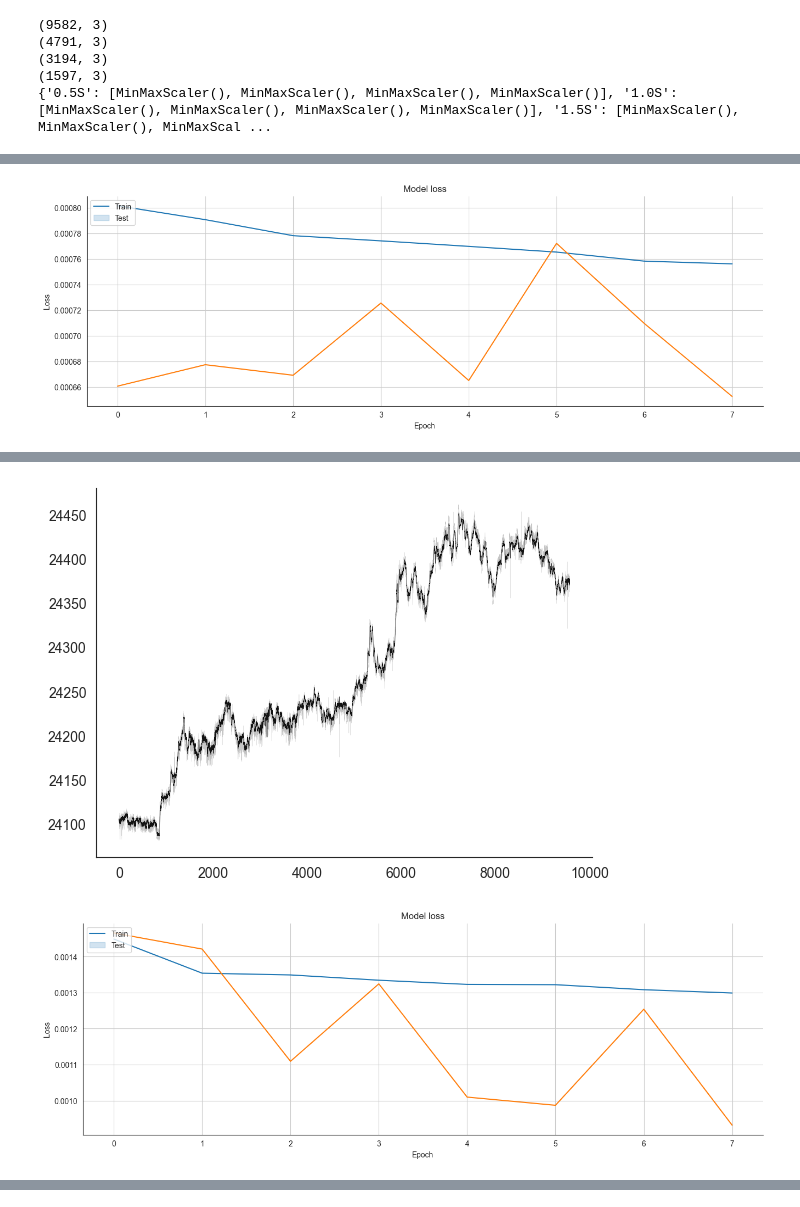
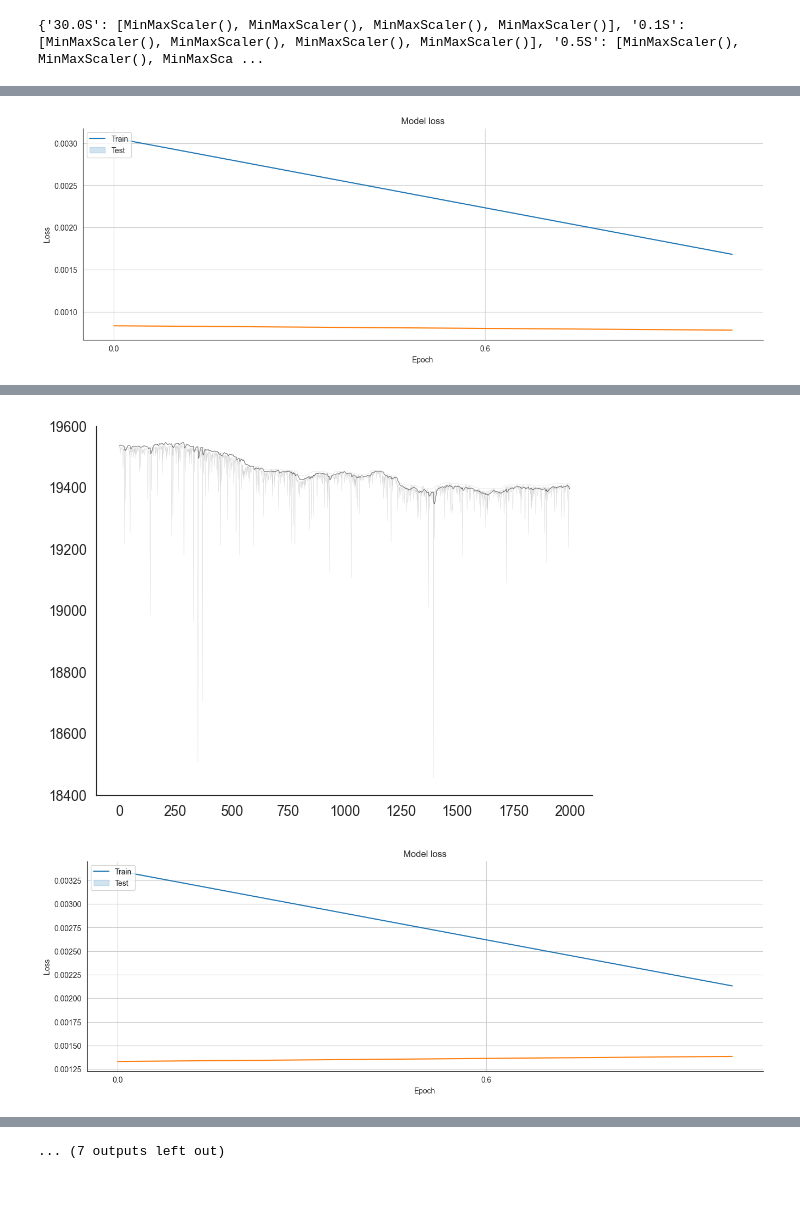
Before and after one commit to toksdprogrammer1/crypto-prediction, a Jupyter notebook: jupyterNotebook/crypto-prediction-oder-book.ipynb, the cells around one changed output, grey strips where cells are left out. Saved outputs shown, nothing was run; the diff lists cells and outputs as text; code cells hidden in the pictures.

Commit message:
v.1.0.1.build.1910
stable version with more or less precise prediction

```diff
--- a/jupyterNotebook/crypto-prediction-oder-book.ipynb
+++ b/jupyterNotebook/crypto-prediction-oder-book.ipynb
@@ -217,0 +53,9 @@ for i in range(0, len(timeranges)):
+# %%
+from scipy.ndimage import median_filter
+
+x = df.copy()
+x.ask_price = median_filter(df.ask_price, size=50)
+
+plt.plot(np.arange(0, df.shape[0]), df['ask_price'], '-', color="silver", alpha=0.9, linewidth=0.25)
+plt.plot(np.arange(0, x.shape[0]), x['ask_price'], '-', color="black", alpha=0.9, linewidth=0.25)
+plt.show()
@@ -218,5 +231,6 @@ for i in range(0, len(timeranges)):
 # %%
 # Create training and test sets
+# timeranges = ['7.0S', '8.0S']
 
 for i in range(0, len(timeranges)):
     TRAIN['X'][timeranges[i]],\
@@ -224,13 +238,9 @@ for i in range(0, len(timeranges)):
     TEST['X'][timeranges[i]],\
     TEST['Y'][timeranges[i]],\
     scalers[timeranges[i]]\
-                    = prepare_data(superdf[timeranges[i]], sequence_length)
+                    = prepare_data(x[timeranges[i]].tail(10000), sequence_length)
 
 print(scalers)
 # %% [output]
-(9582, 3)
-(4791, 3)
-(3194, 3)
-(1597, 3)
-{'0.5S': [MinMaxScaler(), MinMaxScaler(), MinMaxScaler(), MinMaxScaler()], '1.0S': [MinMaxScaler(), MinMaxScaler(), MinMaxScaler(), MinMaxScaler()], '1.5S': [MinMaxScaler(), MinMaxScaler(), MinMaxScal ...
+{'30.0S': [MinMaxScaler(), MinMaxScaler(), MinMaxScaler(), MinMaxScaler()], '0.1S': [MinMaxScaler(), MinMaxScaler(), MinMaxScaler(), MinMaxScaler()], '0.5S': [MinMaxScaler(), MinMaxScaler(), MinMaxSca ...
 # %%
@@ -258,8 +266,8 @@ for i in range(0, len(timeranges)):
 # print(models)
 # %%
 # Training the model
-epochs = 8
-batch_size = 16
+epochs = 2
+batch_size = 50
 early_stop = EarlyStopping(monitor='loss', patience=5, verbose=1)
 
 # index = timeranges[1]
@@ -313,13 +321,12 @@ for i in range(0, len(timeranges)):
     MDAPE = np.median((np.abs(np.subtract(y_test_unscaled[:, 0], pred_p[:, 0] + pred_da[:, 0]) / y_test_unscaled[:, 0])) ) * 100
 
     # Settings
-    subsequence = 20
     prediction_depth = 1 # mock for prediction depth
     counter = 0
     depth = 1 # accuracy validation depth, steps count
     error_margin = 0.5
 
-    N = sequence_length * subsequence
+    N = sequence_length
 
     train_df = pd.DataFrame(superdf[index])[FEATURES]
     new_df = train_df[- N - prediction_depth - 1:].filter(FEATURES)
@@ -360,30 +367,30 @@ for i in range(0, len(timeranges)):
     change_percent = np.round(100 - (price_today * 100)/predicted_price, 6)
 
     print(f'The last bid price is {price_today}')
-    print(f'The predicted ask price is {predicted_price} ({plus if change_percent > 0 else minus}{change_percent}%)')
+    print(f'The predicted bid price is {predicted_price} ({plus if change_percent > 0 else minus}{change_percent}%)')
     print(f'Absolute error is {plus if price_today - predicted_price < 0 else minus}${abs(price_today - predicted_price)}')
 
-    tr = False
-
-    for i in range (1, len(new_df) - depth):
-        tr = False
-        for j in range (0, depth):
-            if (tr == False) and (new_df['av_ask'][i-1] + new_df['da_zoomed'][i]) > new_df['av_ask'][i + j] - error_margin:
-                counter += 1
-                tr = True
-                break
-
-    print(f'the accuracy of the ask price prediction within {depth} future ticks prediction horizon is {counter/(len(new_df) - depth - 1)} or {round(counter * 100/(len(new_df) - depth - 1), 2)}%')
-
-    counter = 0
-    for i in range (1, len(new_df) - depth):
-        tr = False
-        for j in range (0, depth):
-            if (tr == False) and (new_df['av_bid'][i-1] - new_df['db_zoomed'][i]) < new_df['av_bid'][i + j] + error_margin:
-                counter += 1
-                tr = True
-                break
-    print(f'the accuracy of the bid price prediction within {depth} future ticks prediction horizon is {counter/(len(new_df) - depth - 1)} or {round(counter * 100/(len(new_df) - depth - 1), 2)}%')
+    # tr = False
+    #
+    # for i in range (1, len(new_df) - depth):
+    #     tr = False
+    #     for j in range (0, depth):
+    #         if (tr == False) and (new_df['av_ask'][i-1] + new_df['da_zoomed'][i]) > new_df['av_ask'][i + j] - error_margin:
+    #             counter += 1
+    #             tr = True
+    #             break
+    #
+    # print(f'the accuracy of the ask price prediction within {depth} future ticks prediction horizon is {counter/(len(new_df) - depth - 1)} or {round(counter * 100/(len(new_df) - depth - 1), 2)}%')
+    #
+    # counter = 0
+    # for i in range (1, len(new_df) - depth):
+    #     tr = False
+    #     for j in range (0, depth):
+    #         if (tr == False) and (new_df['av_bid'][i-1] - new_df['db_zoomed'][i]) < new_df['av_bid'][i + j] + error_margin:
+    #             counter += 1
+    #             tr = True
+    #             break
+    # print(f'the accuracy of the bid price prediction within {depth} future ticks prediction horizon is {counter/(len(new_df) - depth - 1)} or {round(counter * 100/(len(new_df) - depth - 1), 2)}%')
     print(f'')
     print(f'')
 
@@ -410 +405 @@ Epoch 8/8
-[figure, old version]
+[figure, new version]
@@ -428,2 +423,2 @@ Epoch 8/8
-[figure, old version]
+[figure, new version]
-[figure, old version]
+[figure, new version]
@@ -484,0 +480 @@ the accuracy of the bid price prediction within 1 future ticks prediction horizo
+... (7 outputs left out)
```
Also changed, not shown: parts of 8 cells of this notebook.
